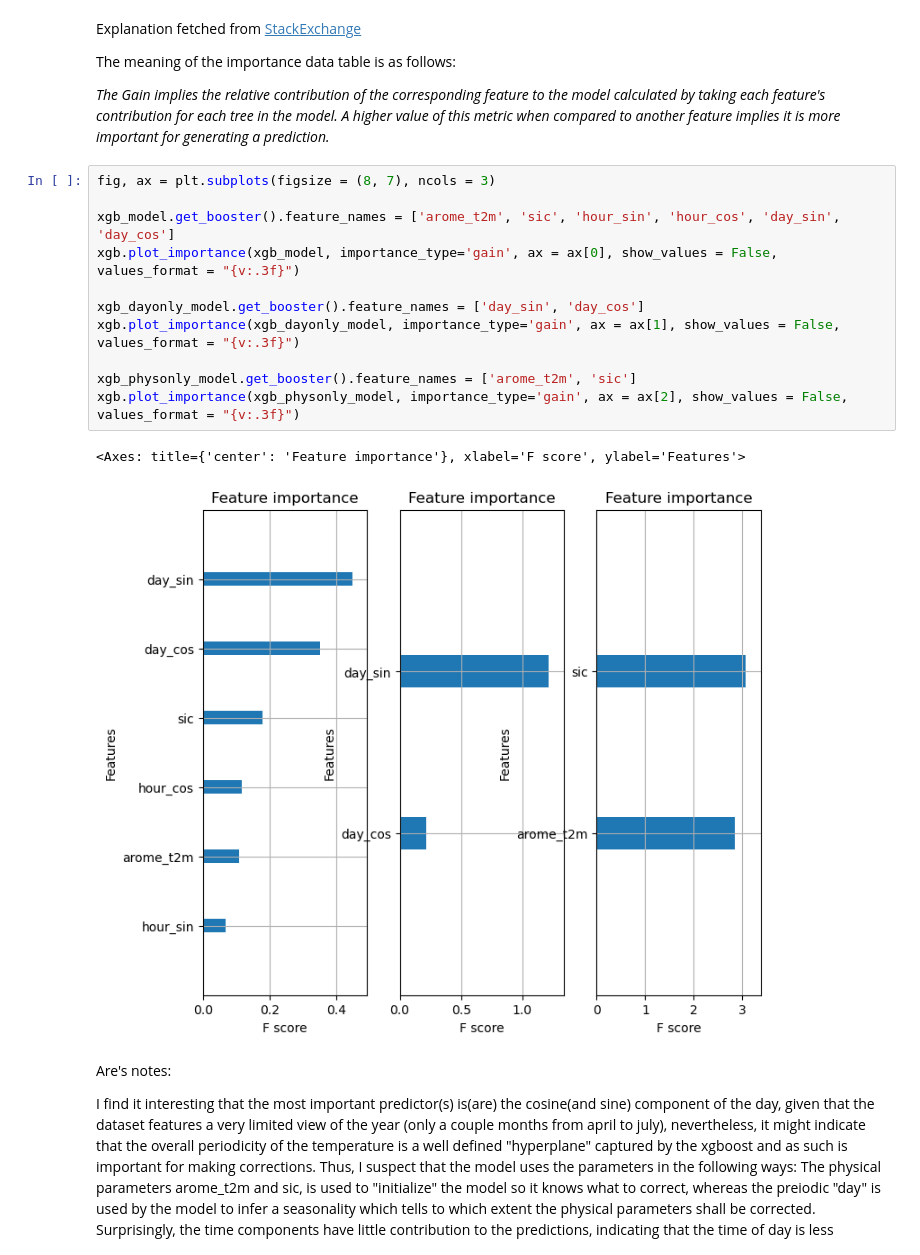
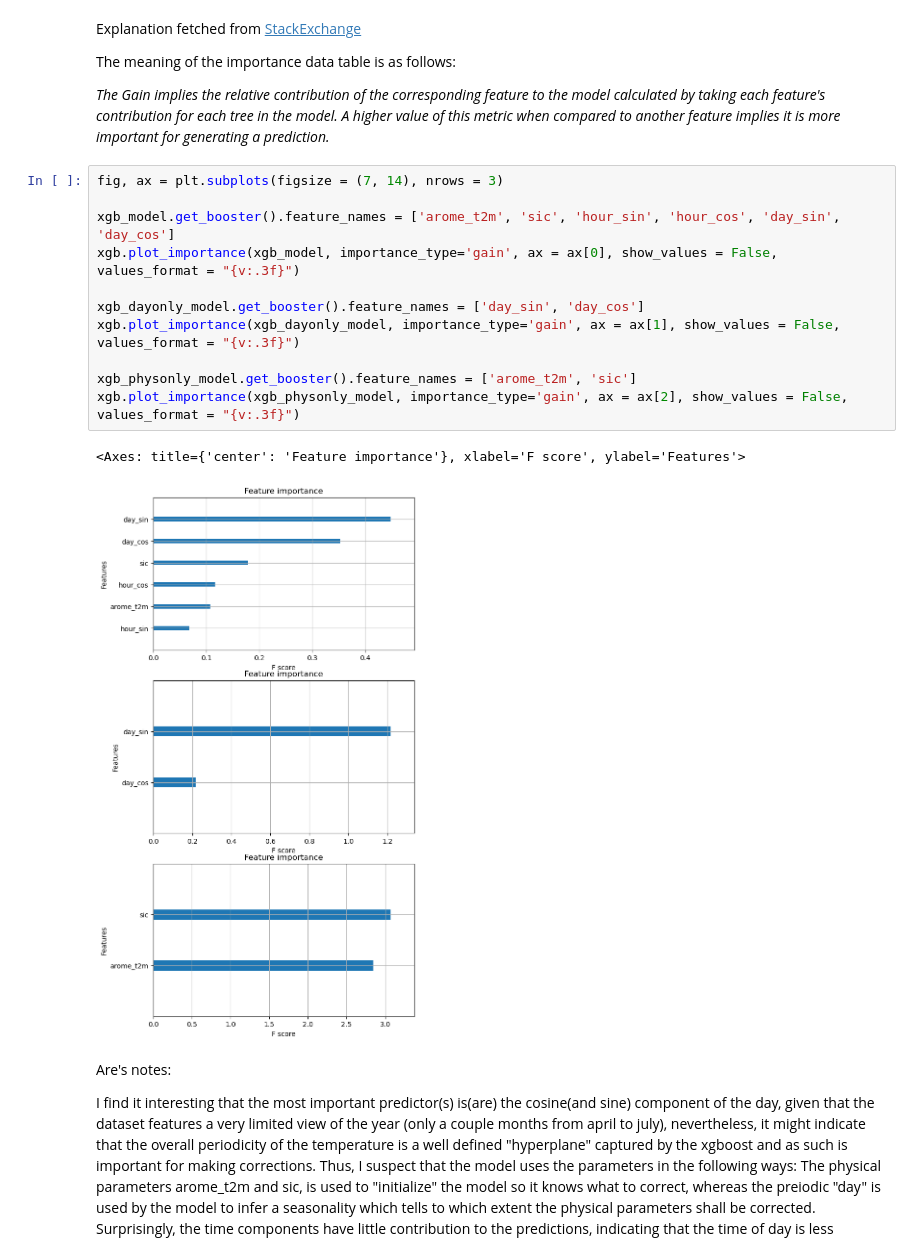
Before and after one commit to AreFrode/GEO9300_project, a Jupyter notebook: src/ML_correction.ipynb, the cells around one changed output. Drawn from its saved outputs; the diff is of its cells as text.

```diff
--- a/src/ML_correction.ipynb
+++ b/src/ML_correction.ipynb
@@ -200,19 +221,19 @@ The meaning of the importance data table is as follows:
 
 *The Gain implies the relative contribution of the corresponding feature to the model calculated by taking each feature's contribution for each tree in the model. A higher value of this metric when compared to another feature implies it is more important for generating a prediction.*
 # %%
-fig, ax = plt.subplots(figsize = (8, 7), ncols = 3)
+fig, ax = plt.subplots(figsize = (7, 14), nrows = 3)
 
 xgb_model.get_booster().feature_names = ['arome_t2m', 'sic', 'hour_sin', 'hour_cos', 'day_sin', 'day_cos']
 xgb.plot_importance(xgb_model, importance_type='gain', ax = ax[0], show_values = False, values_format = "{v:.3f}")
 
 xgb_dayonly_model.get_booster().feature_names = ['day_sin', 'day_cos']
 xgb.plot_importance(xgb_dayonly_model, importance_type='gain', ax = ax[1], show_values = False, values_format = "{v:.3f}")
 
 xgb_physonly_model.get_booster().feature_names = ['arome_t2m', 'sic']
 xgb.plot_importance(xgb_physonly_model, importance_type='gain', ax = ax[2], show_values = False, values_format = "{v:.3f}")
 # %% [output]
 <Axes: title={'center': 'Feature importance'}, xlabel='F score', ylabel='Features'>
-[figure, old version]
+[figure, new version]
 # %% [markdown]
 Are's notes:
 
```
Also changed, not shown: parts of 4 cells of this notebook, 1 other file.
